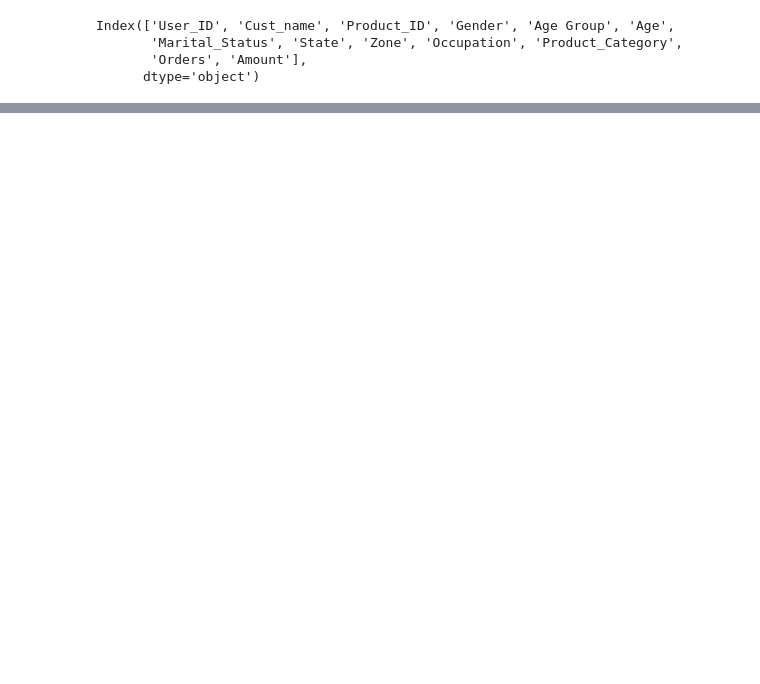
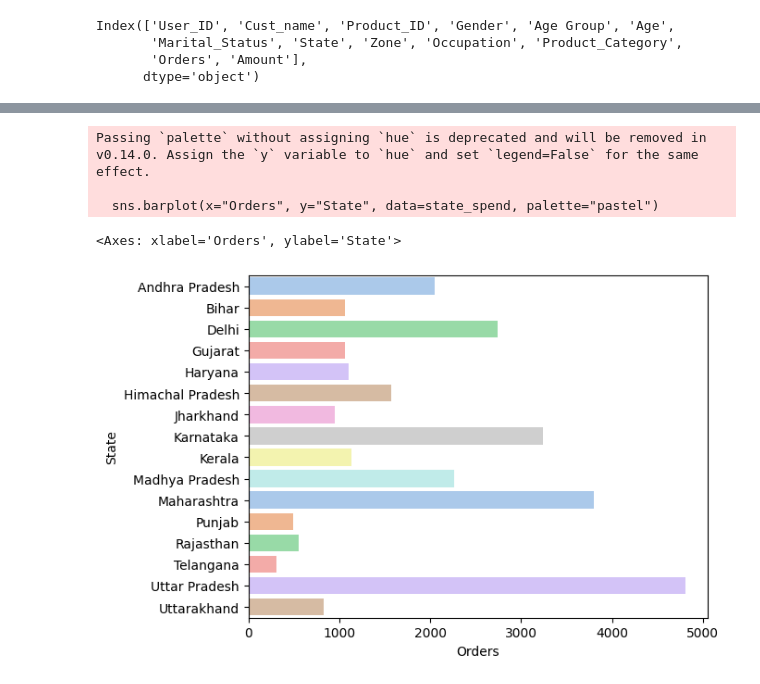
Before and after one commit to EcoFiendly/tidytuesday, a Jupyter notebook: 2023-11-14/exploration.ipynb, the cells around one changed output, grey strips where cells are left out. Drawn from its saved outputs; the diff is of its cells as text; code cells hidden in the pictures; blank space fills up the shorter version.

```diff
--- a/2023-11-14/exploration.ipynb
+++ b/2023-11-14/exploration.ipynb
@@ -54,0 +158,10 @@ output = {
+# %%
+state_spend = df.groupby(["State"])["Orders"].agg("sum").reset_index()
+# %%
+sns.barplot(x="Orders", y="State", data=state_spend, palette="pastel")
+# %% [output]
+Passing `palette` without assigning `hue` is deprecated and will be removed in v0.14.0. Assign the `y` variable to `hue` and set `legend=False` for the same effect.
+
+  sns.barplot(x="Orders", y="State", data=state_spend, palette="pastel")
+<Axes: xlabel='Orders', ylabel='State'>
+[figure, added]
```
Also changed, not shown: parts of 21 cells of this notebook.
